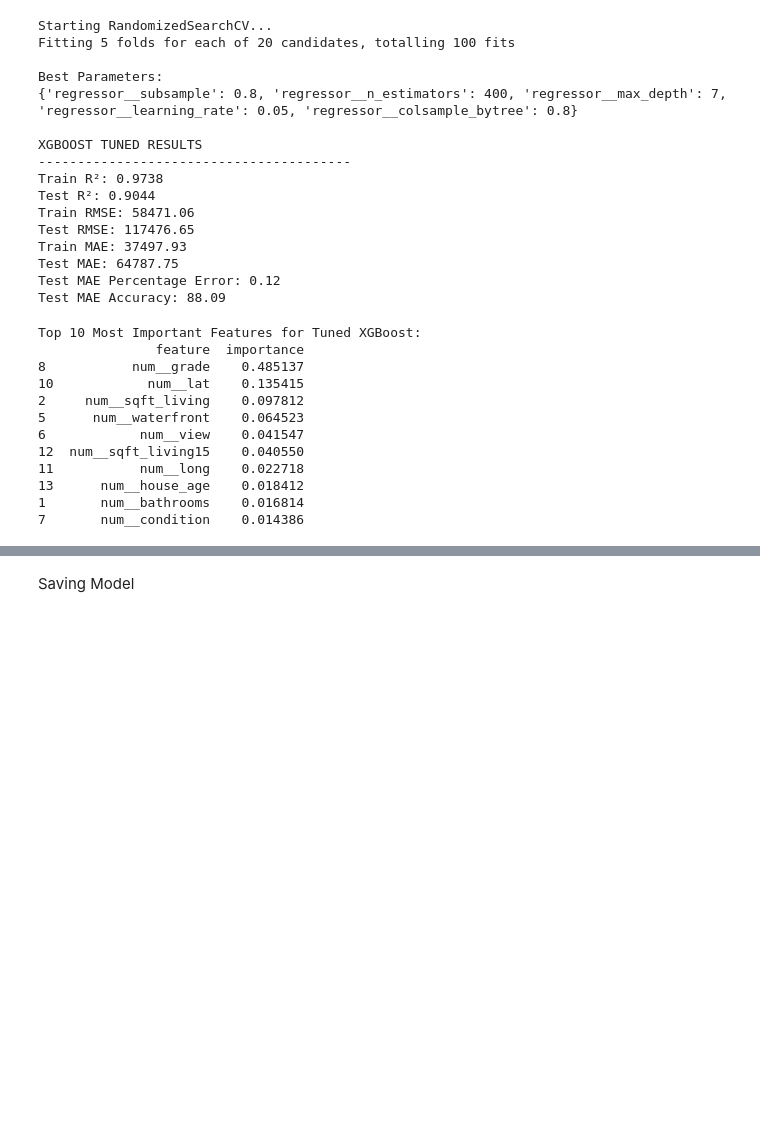
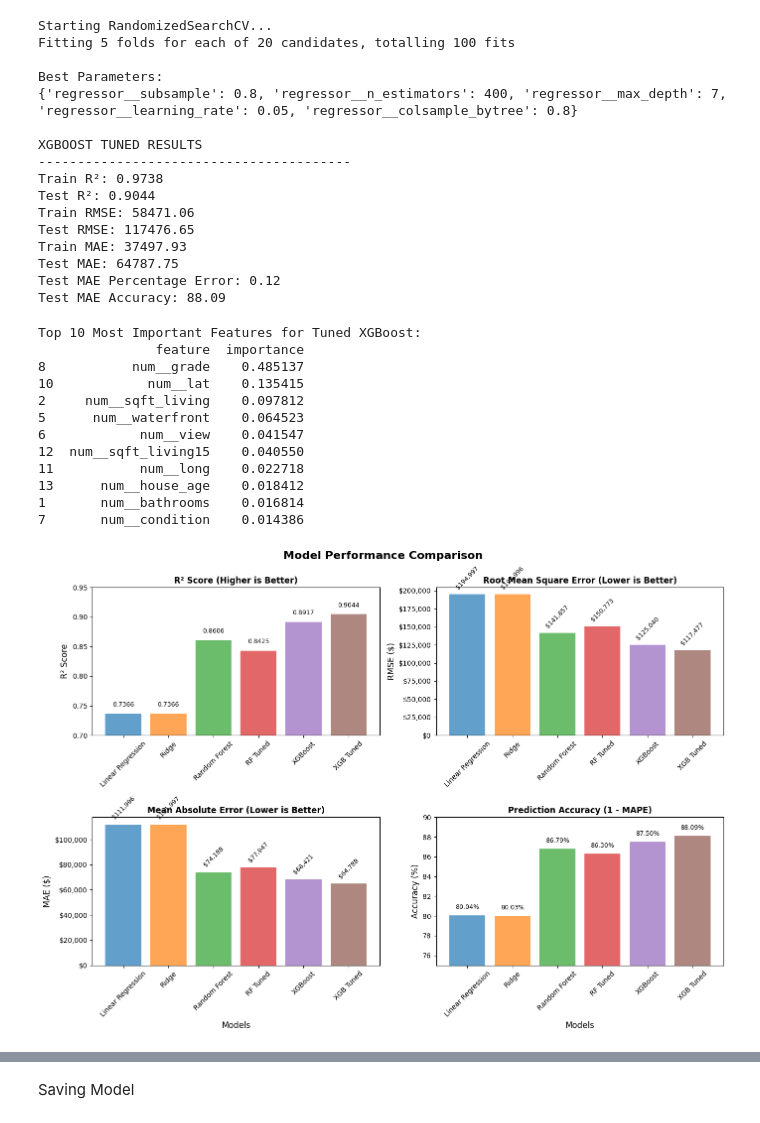
Before and after one commit to Omar-Seif/House-Sales-in-King-County-USA, a Jupyter notebook: src/ML-pipeline.ipynb, the cells around one changed output, grey strips where cells are left out. Saved outputs shown, nothing was run; the diff lists cells and outputs as text; code cells hidden in the pictures; blank space fills up the shorter version.

```diff
--- a/src/ML-pipeline.ipynb
+++ b/src/ML-pipeline.ipynb
@@ -487,3 +487,89 @@ Top 10 Most Important Features for Tuned XGBoost:
 13      num__house_age    0.018412
 1       num__bathrooms    0.016814
 7       num__condition    0.014386
+# %%
+# Your data
+models = ['Linear Regression', 'Ridge', 'Random Forest', 'RF Tuned', 'XGBoost', 'XGB Tuned']
+test_r2 = [0.7366, 0.7366, 0.8606, 0.8425, 0.8917, 0.9044]
+test_rmse = [194997, 194996, 141857, 150773, 125040, 117477]
+test_mae = [111996, 111997, 74188, 77947, 68421, 64788]
+accuracy = [80.04, 80.03, 86.79, 86.30, 87.50, 88.09]
+
+# Set style
+plt.style.use('default')
+colors = ['#1f77b4', '#ff7f0e', '#2ca02c', '#d62728', '#9467bd', '#8c564b']
+
+# Create figure with 4 subplots
+fig, axes = plt.subplots(2, 2, figsize=(14, 10))
+fig.suptitle('Model Performance Comparison', fontsize=16, fontweight='bold')
+
+# 1. R² Score Plot
+ax1 = axes[0, 0]
+bars1 = ax1.bar(models, test_r2, color=colors, alpha=0.7)
+ax1.set_ylabel('R² Score', fontsize=12)
+ax1.set_title('R² Score (Higher is Better)', fontsize=12, fontweight='bold')
+ax1.set_ylim(0.7, 0.95)
+ax1.tick_params(axis='x', rotation=45)
+# Add value labels
+for bar, val in zip(bars1, test_r2):
+    ax1.text(bar.get_x() + bar.get_width()/2, bar.get_height() + 0.01,
+             f'{val:.4f}', ha='center', va='bottom', fontsize=9)
+
+# 2. RMSE Plot
+ax2 = axes[0, 1]
+bars2 = ax2.bar(models, test_rmse, color=colors, alpha=0.7)
+ax2.set_ylabel('RMSE ($)', fontsize=12)
+ax2.set_title('Root Mean Square Error (Lower is Better)', fontsize=12, fontweight='bold')
+ax2.tick_params(axis='x', rotation=45)
+# Format y-axis as currency
+ax2.yaxis.set_major_formatter(plt.FuncFormatter(lambda x, p: f'${x:,.0f}'))
+# Add value labels
+for bar, val in zip(bars2, test_rmse):
+    ax2.text(bar.get_x() + bar.get_width()/2, bar.get_height() + 5000,
+             f'${val:,.0f}', ha='center', va='bottom', fontsize=9, rotation=45)
+
+# 3. MAE Plot
+ax3 = axes[1, 0]
+bars3 = ax3.bar(models, test_mae, color=colors, alpha=0.7)
+ax3.set_ylabel('MAE ($)', fontsize=12)
+ax3.set_xlabel('Models', fontsize=12)
+ax3.set_title('Mean Absolute Error (Lower is Better)', fontsize=12, fontweight='bold')
+ax3.tick_params(axis='x', rotation=45)
+ax3.yaxis.set_major_formatter(plt.FuncFormatter(lambda x, p: f'${x:,.0f}'))
+# Add value labels
+for bar, val in zip(bars3, test_mae):
+    ax3.text(bar.get_x() + bar.get_width()/2, bar.get_height() + 3000,
+             f'${val:,.0f}', ha='center', va='bottom', fontsize=9, rotation=45)
+
+# 4. Accuracy Plot
+ax4 = axes[1, 1]
+bars4 = ax4.bar(models, accuracy, color=colors, alpha=0.7)
+ax4.set_ylabel('Accuracy (%)', fontsize=12)
+ax4.set_xlabel('Models', fontsize=12)
+ax4.set_title('Prediction Accuracy (1 - MAPE)', fontsize=12, fontweight='bold')
+ax4.set_ylim(75, 90)
+ax4.tick_params(axis='x', rotation=45)
+# Add value labels
+for bar, val in zip(bars4, accuracy):
+    ax4.text(bar.get_x() + bar.get_width()/2, bar.get_height() + 0.5,
+             f'{val:.2f}%', ha='center', va='bottom', fontsize=9)
+
+plt.tight_layout()
+plt.show()
+
+# Print summary
+print("\n" + "="*60)
+print("MODEL PERFORMANCE SUMMARY")
+print("="*60)
+print(f"{'Model':<20} {'R²':<8} {'RMSE':<12} {'MAE':<12} {'Accuracy':<8}")
+print("-"*60)
+for i, model in enumerate(models):
+    print(f"{model:<20} {test_r2[i]:<8.4f} ${test_rmse[i]:<10,.0f} ${test_mae[i]:<10,.0f} {accuracy[i]:<6.2f}%")
+print("="*60)
+print(f"🏆 Best Model: XGBoost Tuned")
+print(f"   - R²: {test_r2[-1]:.4f}")
+print(f"   - RMSE: ${test_rmse[-1]:,.0f}")
+print(f"   - MAE: ${test_mae[-1]:,.0f}")
+print(f"   - Accuracy: {accuracy[-1]:.2f}%")
+# %% [output]
+[figure, added]
```
Also changed, not shown: parts of 2 cells of this notebook.
